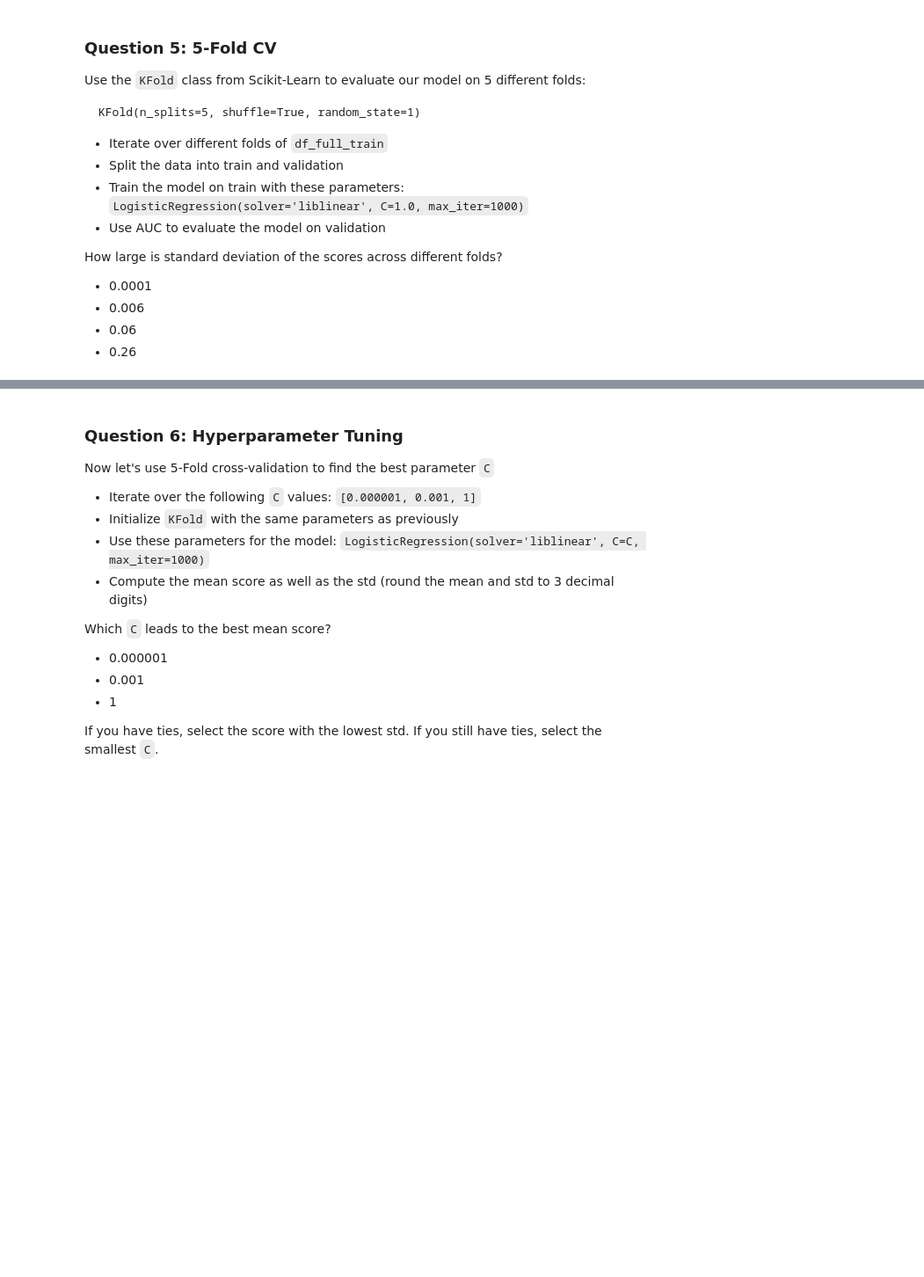
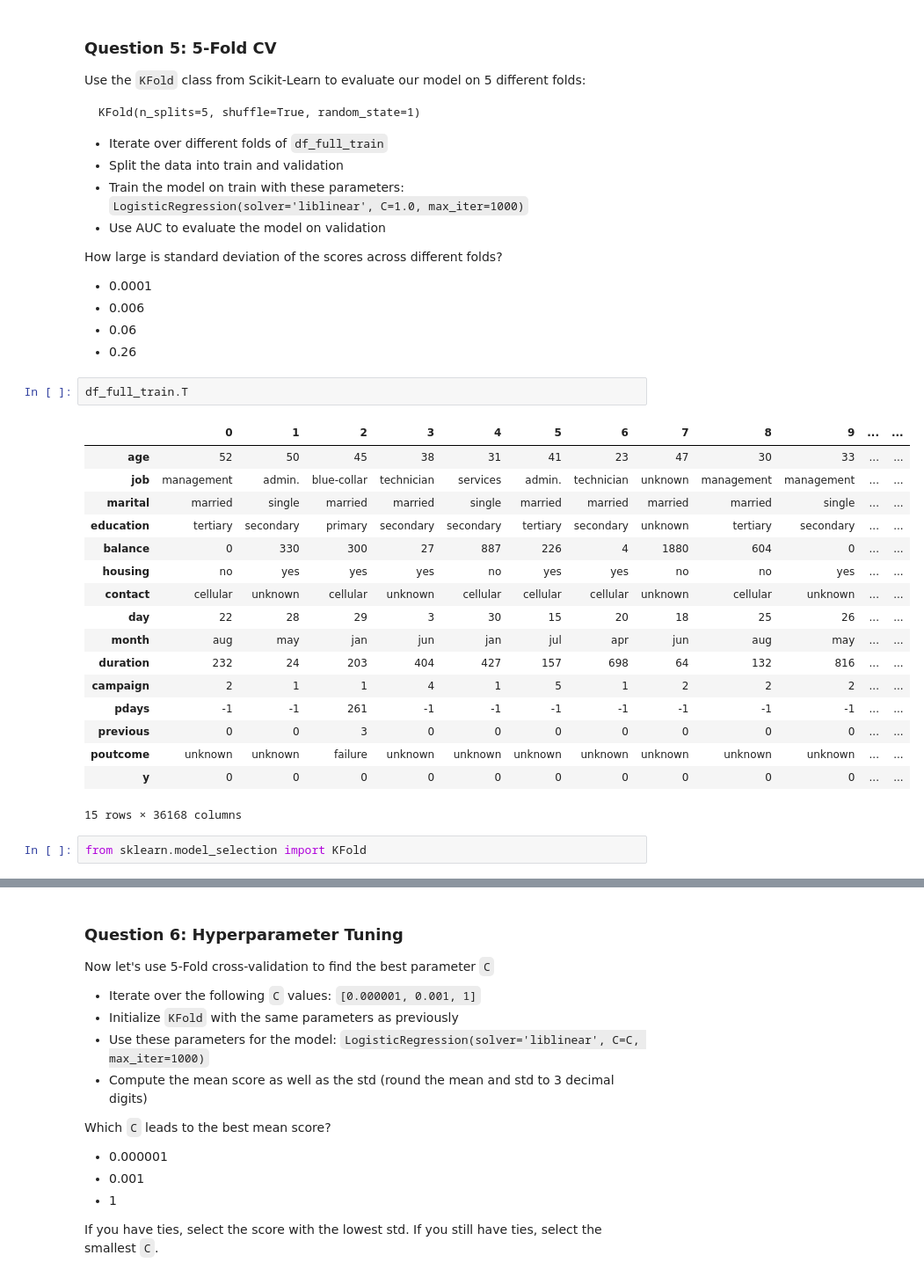
Before and after one commit to wanyingng/machine-learning-zoomcamp-2024, a Jupyter notebook: 04-evaluation/homework.ipynb, the cells around one changed output, grey strips where cells are left out. Shown at 88% size. Cells and saved outputs as stored; diff of their text form; blank space fills up the shorter version.

```diff
--- a/04-evaluation/homework.ipynb
+++ b/04-evaluation/homework.ipynb
@@ -669,3 +669,25 @@ How large is standard deviation of the scores across different folds?
 - 0.006
 - 0.06
 - 0.26
+# %%
+df_full_train.T
+# %% [output]
+|  | 0 | 1 | 2 | 3 | 4 | 5 | 6 | 7 | 8 | 9 | ... | ... |
+| age | 52 | 50 | 45 | 38 | 31 | 41 | 23 | 47 | 30 | 33 | ... | ... |
+| job | management | admin. | blue-collar | technician | services | admin. | technician | unknown | management | management | ... | ... |
+| marital | married | single | married | married | single | married | married | married | married | single | ... | ... |
+| education | tertiary | secondary | primary | secondary | secondary | tertiary | secondary | unknown | tertiary | secondary | ... | ... |
+| balance | 0 | 330 | 300 | 27 | 887 | 226 | 4 | 1880 | 604 | 0 | ... | ... |
+| housing | no | yes | yes | yes | no | yes | yes | no | no | yes | ... | ... |
+| contact | cellular | unknown | cellular | unknown | cellular | cellular | cellular | unknown | cellular | unknown | ... | ... |
+| day | 22 | 28 | 29 | 3 | 30 | 15 | 20 | 18 | 25 | 26 | ... | ... |
+| month | aug | may | jan | jun | jan | jul | apr | jun | aug | may | ... | ... |
+| duration | 232 | 24 | 203 | 404 | 427 | 157 | 698 | 64 | 132 | 816 | ... | ... |
+| campaign | 2 | 1 | 1 | 4 | 1 | 5 | 1 | 2 | 2 | 2 | ... | ... |
+| pdays | -1 | -1 | 261 | -1 | -1 | -1 | -1 | -1 | -1 | -1 | ... | ... |
+| previous | 0 | 0 | 3 | 0 | 0 | 0 | 0 | 0 | 0 | 0 | ... | ... |
+| poutcome | unknown | unknown | failure | unknown | unknown | unknown | unknown | unknown | unknown | unknown | ... | ... |
+| y | 0 | 0 | 0 | 0 | 0 | 0 | 0 | 0 | 0 | 0 | ... | ... |
+15 rows × 36168 columns
+# %%
+from sklearn.model_selection import KFold
```
Also changed, not shown: parts of 10 cells of this notebook.
